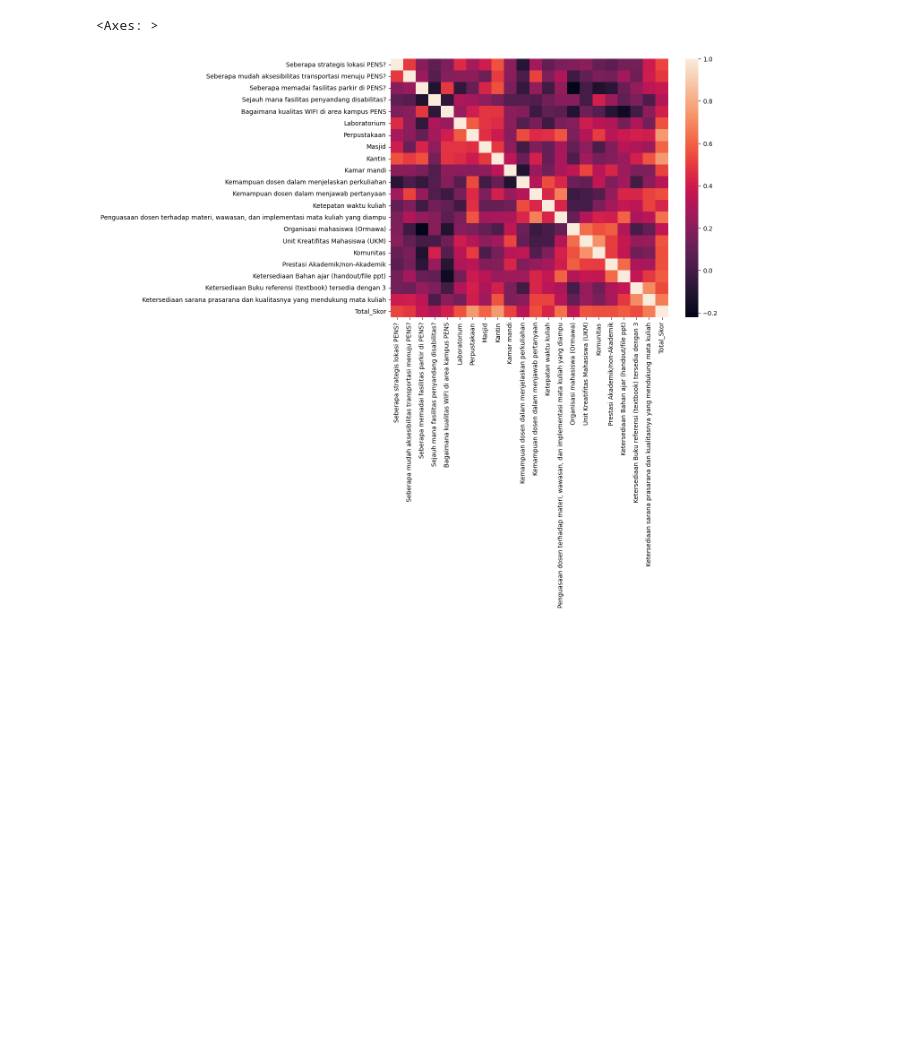
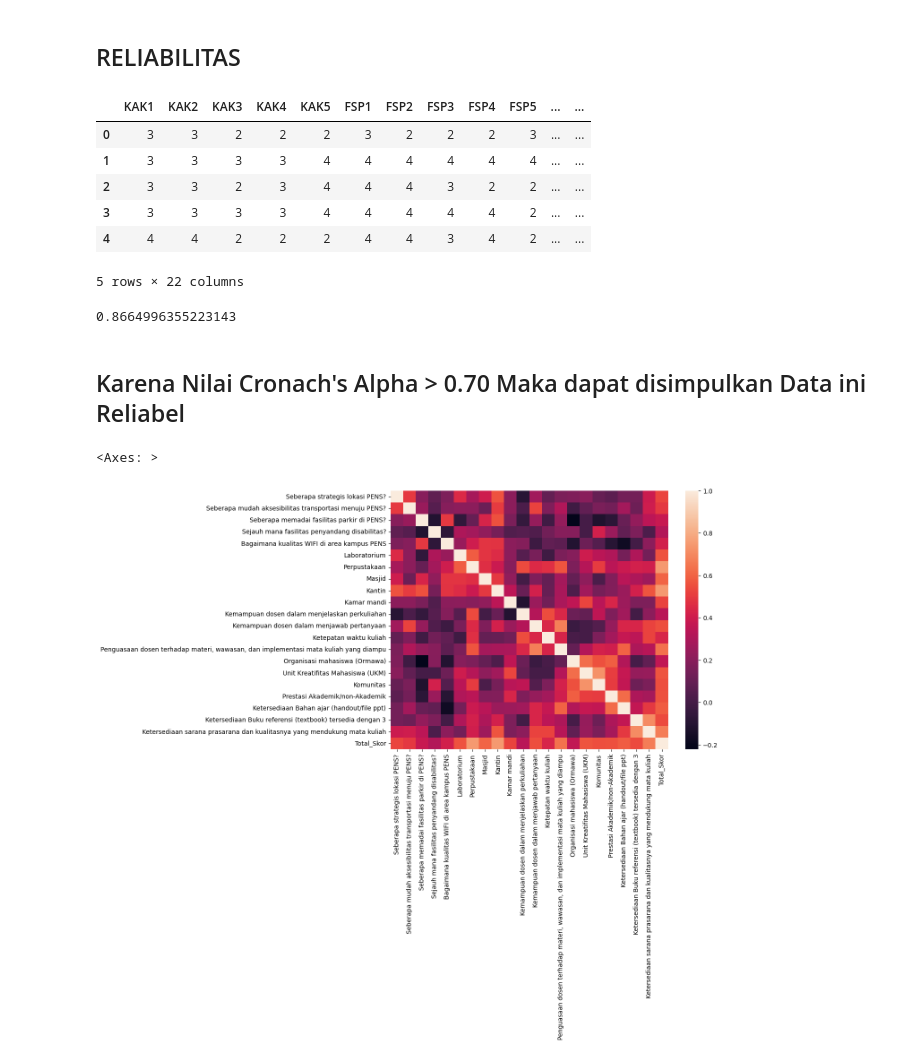
Before and after one commit to RizkyAlde/Analisa-Statistika-Terapan-S3, a Jupyter notebook: Project 4/Before Validasi/AST W10.1.ipynb, the cells around one changed output. Cells and saved outputs as stored; diff of their text form; code cells hidden in the pictures; blank space fills up the shorter version.

Commit message:
(1)
uji validitas reliabilitas

```diff
--- a/Project 4/Before Validasi/AST W10.1.ipynb
+++ b/Project 4/Before Validasi/AST W10.1.ipynb
@@ -67,0 +111,5 @@ Total_Skor                                            1.000000
+# %% [markdown]
+## RELIABILITAS
+# %%
+dfp = dfq.drop(columns = (['SUM_KAK','SUM_FSP','SUM_TPK','SUM_MBK','SUM_KSP']))
+dfp.to_csv("df_reliabilitas.csv")
@@ -68,3 +129,22 @@ Total_Skor                                            1.000000
+# %%
+import pandas as pd
+df = pd.read_csv('data_reliabilitas.csv')
+dfp['Total_Skor'] = dfp.sum(axis = 1, skipna = True)
+dfp.head()
+# %% [output]
+|  | KAK1 | KAK2 | KAK3 | KAK4 | KAK5 | FSP1 | FSP2 | FSP3 | FSP4 | FSP5 | ... | ... |
+| 0 | 3 | 3 | 2 | 2 | 2 | 3 | 2 | 2 | 2 | 3 | ... | ... |
+| 1 | 3 | 3 | 3 | 3 | 4 | 4 | 4 | 4 | 4 | 4 | ... | ... |
+| 2 | 3 | 3 | 2 | 3 | 4 | 4 | 4 | 3 | 2 | 2 | ... | ... |
+| 3 | 3 | 3 | 3 | 3 | 4 | 4 | 4 | 4 | 4 | 2 | ... | ... |
+| 4 | 4 | 4 | 2 | 2 | 2 | 4 | 4 | 3 | 4 | 2 | ... | ... |
+5 rows × 22 columns
+# %%
+cronbach_alpha(dfp)
+# %% [output]
+0.8664996355223143
+# %% [markdown]
+## Karena Nilai Cronach's Alpha > 0.70 Maka dapat disimpulkan Data ini Reliabel
 # %%
 import seaborn as sns
 import matplotlib.pyplot as plt
```
Also changed, not shown: parts of 18 cells of this notebook.
